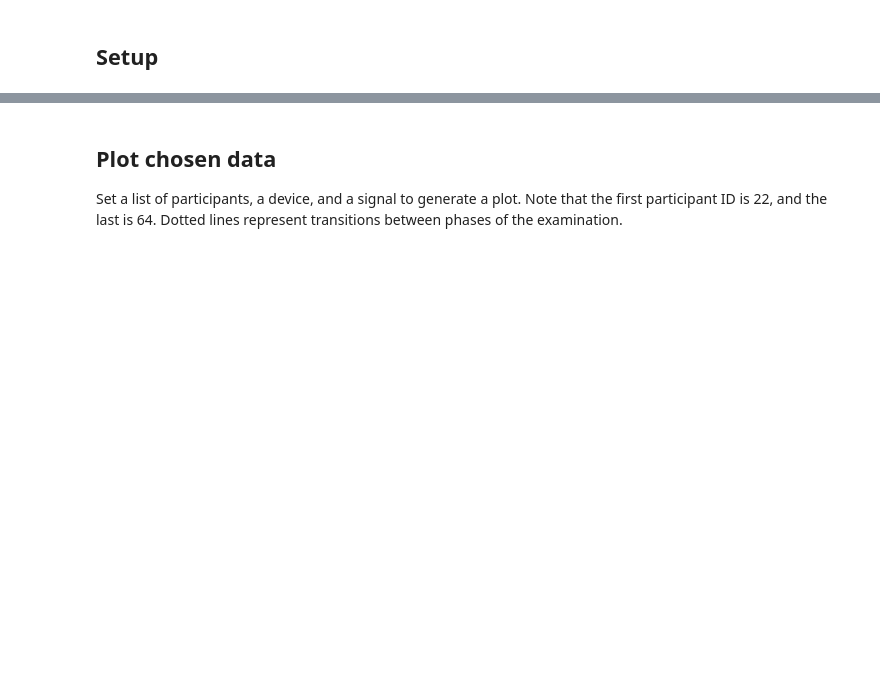
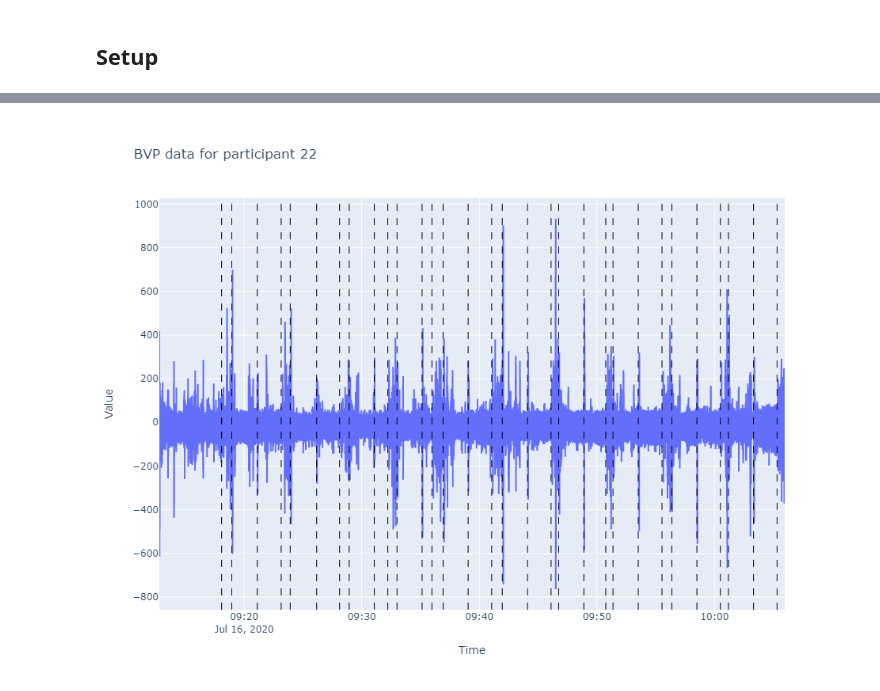
Before and after one commit to Emognition/Emognition-wearable-dataset-2020, a Jupyter notebook: examination_signal.ipynb, the cells around one changed output, grey strips where cells are left out. Drawn from its saved outputs; the diff is of its cells as text; code cells hidden in the pictures; blank space fills up the shorter version.

```diff
--- a/examination_signal.ipynb
+++ b/examination_signal.ipynb
@@ -11,66 +35,61 @@ The `data_completeness.csv` file, included in the dataset, contains information
 # %%
-import configparser
-import os
-import matplotlib.pyplot as plt
+from plotly.subplots import make_subplots
+import plotly.graph_objects as go
 
 from datetime import datetime
 from helpers import load_json_file, BASELINE_PHASES, STUDY_PHASES, DATETIME_FORMAT, PARTICIPANTS_ID
 
-def plot_signal(signal_data, label, time_lines=None, if_save=True, save_path='./'):
-    plt.figure(figsize=(35, 15), dpi=300)
-    plt.plot([datetime.strptime(x[0], DATETIME_FORMAT) for x in signal_data], [x[1] for x in signal_data])
 
-    # vertical lines for marking next study phase
+def plot_signal(signal_data, label, time_lines=None, save_path='./'):
+    fig = go.Figure(data=go.Scatter(x=[datetime.strptime(x[0], DATETIME_FORMAT) for x in signal_data],
+                                    y=[x[1] for x in signal_data],))
+
+    fig.update_layout(height=700, width=950,
+                      title=f"{label[0]} data for participant {label[1]}",
+                      xaxis_title="Time", yaxis_title="Value",
+                      showlegend=False,)
+
     if time_lines is not None:
-        for time_line in time_lines[:-1]:
-            plt.axvline(x=time_line, color='k', linestyle='--', alpha=0.75)
-    plt.xlabel('Time')
-    plt.ylabel('Value')
-    plt.title(' '.join(label.split('_')))
-    if if_save:
-        plt.savefig(f'{save_path}/{label}.png', bbox_inches='tight')
-    else:
-        plt.show()
-    plt.close()
+        for time_line in time_lines[1:]:
+            fig.add_vline(x=time_line.timestamp() * 1000, line_width=1,
+                          line_dash="dash",
+                          line_color="black",)
+
+    # to make the plot interactive remove the "png" argument
+    fig.show("png")
 
 
-def plot_signal_for_participants(participants=PARTICIPANTS_ID, device='EMPATICA', signal='BVP',
-                                 if_save=True, save_path='./'):
+def plot_signal_for_participants(participants=PARTICIPANTS_ID, device='EMPATICA', signal='BVP'):
     for p_id in participants:
         signal_data, time_lines = [], []
         p_data = load_json_file(
-            f'{dataset_path}/{p_id}/{p_id}_questionnaires.json')
+            f'{dataset_path}/{p_id}/{p_id}_QUESTIONNAIRES.json')
 
         for movie in p_data['metadata']['movie_order']:
             if movie == 'BASELINE':
                 phases = BASELINE_PHASES
             else:
                 phases = STUDY_PHASES
 
             for study_phase in phases:
                 try:
                     phase_data = load_json_file(f'{dataset_path}/{p_id}/{p_id}_{movie}_{study_phase}_{device}.json')
                     signal_data += phase_data[signal]
                     time_lines.append(datetime.strptime(phase_data[signal][0][0], DATETIME_FORMAT))
                 except FileNotFoundError:
                     print(f'There is no file:\n'
                           f'{p_id}_{movie}_{study_phase}_{device}.json')
                     print('Check data_completness.csv file for information about missing files\n')
+        plot_signal(signal_data, label=(signal, p_id), time_lines=time_lines)
 
-        plot_signal(signal_data, label=f'{signal}_{p_id}', time_lines=time_lines,
-                    if_save=if_save, save_path=save_path)
+# avaiable devices with example data to plot
+device_signal = {
+    'EMPATICA': 'BVP',
+    'SAMSUNG_WATCH': 'lightIntesity',
+    'MUSE': 'RAW_AF7'
+}
 
-
-config = configparser.ConfigParser()
-config.read("config.ini")
-
-if not os.path.exists(config['DataDirectories']['unzipped_dataset']):
-    raise Exception("Please set path for unzipped dataset in config.ini")
-
-dataset_path = config['DataDirectories']['unzipped_dataset']
+# all participants could be presented using PARTICIPANTS_ID variable
+plot_signal_for_participants(participants=[22], device='EMPATICA', signal='BVP')
+# %% [output]
+[figure, added]
-# %% [markdown]
-## Plot chosen data
-
-Set a list of participants, a device, and a signal to generate a plot.
-Note that the first participant ID is 22, and the last is 64.
-Dotted lines represent transitions between phases of the examination.
```
Also changed, not shown: parts of 6 cells of this notebook, 3 other files.
